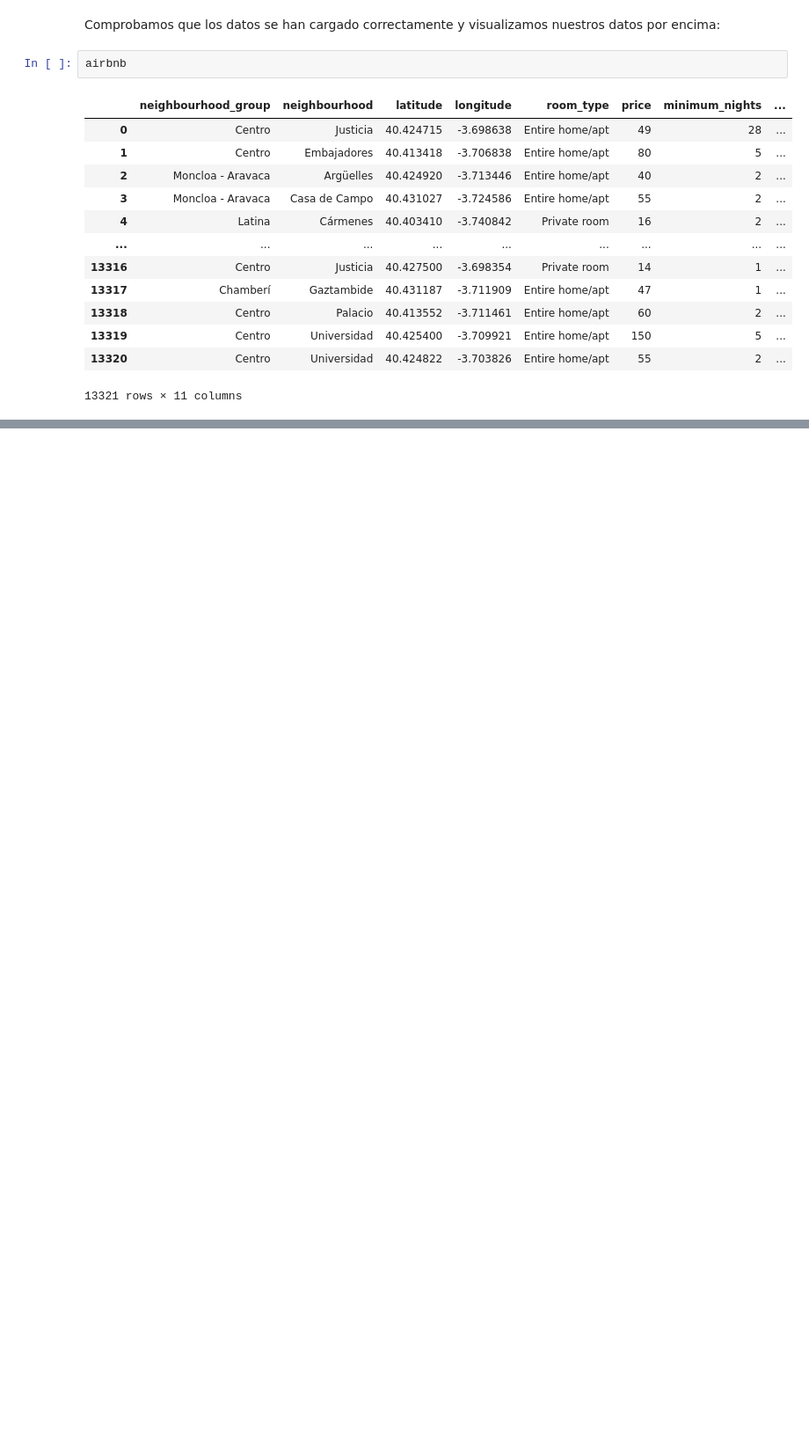
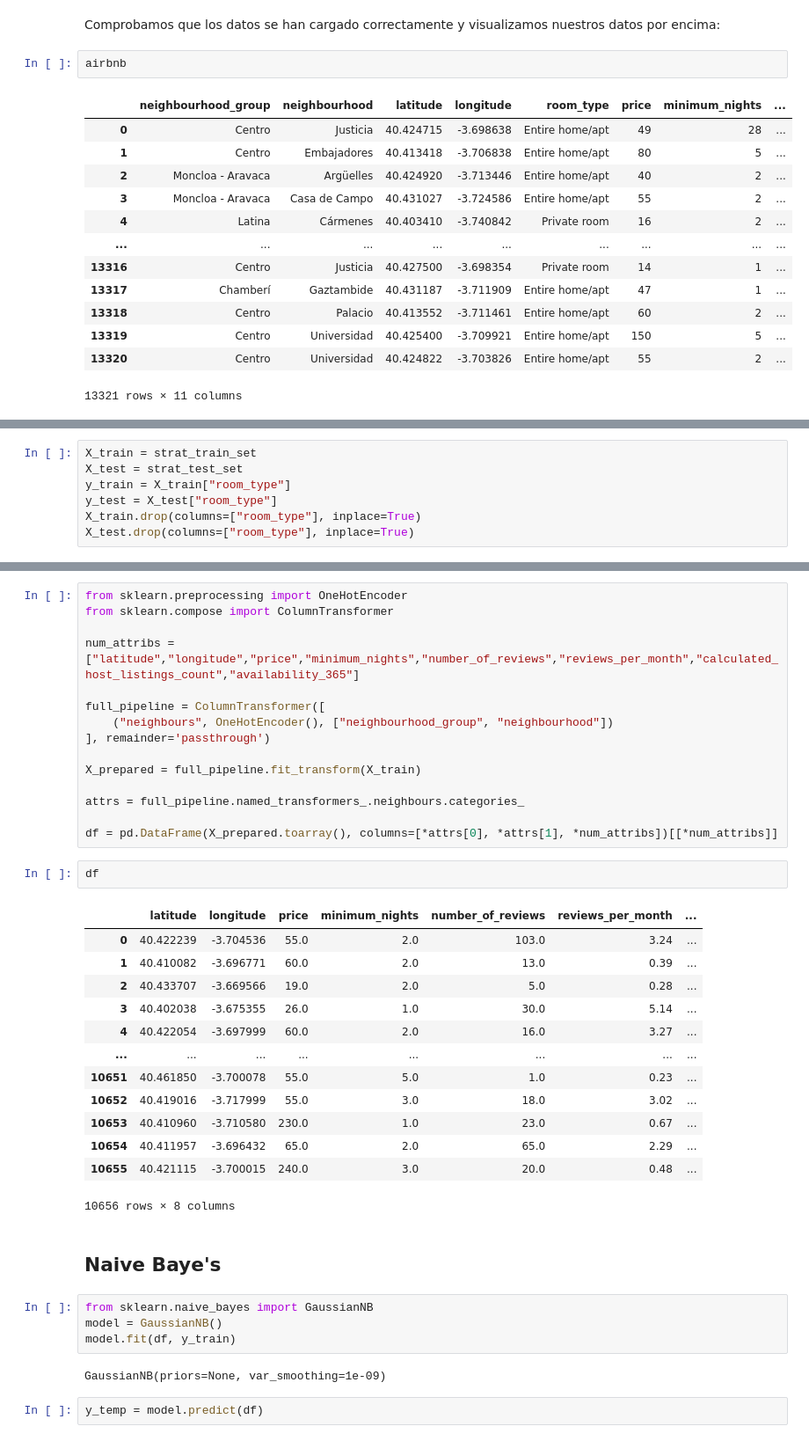
Before and after one commit to frapima/AAI, a Jupyter notebook: projects/module1/tp1/InsideAirBnB.ipynb, the cells around one changed output, grey strips where cells are left out. Shown at 88% size. Cells and saved outputs as stored; diff of their text form; blank space fills up the shorter version.

```diff
--- a/projects/module1/tp1/InsideAirBnB.ipynb
+++ b/projects/module1/tp1/InsideAirBnB.ipynb
@@ -67,0 +144,7 @@ airbnb
+# %%
+X_train = strat_train_set
+X_test = strat_test_set
+y_train = X_train["room_type"]
+y_test = X_test["room_type"]
+X_train.drop(columns=["room_type"], inplace=True)
+X_test.drop(columns=["room_type"], inplace=True)
@@ -67,0 +158,41 @@ airbnb
+# %%
+from sklearn.preprocessing import OneHotEncoder
+from sklearn.compose import ColumnTransformer
+
+num_attribs = ["latitude","longitude","price","minimum_nights","number_of_reviews","reviews_per_month","calculated_host_listings_count","availability_365"]
+
+full_pipeline = ColumnTransformer([
+    ("neighbours", OneHotEncoder(), ["neighbourhood_group", "neighbourhood"])
+], remainder='passthrough')
+
+X_prepared = full_pipeline.fit_transform(X_train)
+
+attrs = full_pipeline.named_transformers_.neighbours.categories_
+
+df = pd.DataFrame(X_prepared.toarray(), columns=[*attrs[0], *attrs[1], *num_attribs])[[*num_attribs]]
+# %%
+df
+# %% [output]
+|  | latitude | longitude | price | minimum_nights | number_of_reviews | reviews_per_month | ... |
+| 0 | 40.422239 | -3.704536 | 55.0 | 2.0 | 103.0 | 3.24 | ... |
+| 1 | 40.410082 | -3.696771 | 60.0 | 2.0 | 13.0 | 0.39 | ... |
+| 2 | 40.433707 | -3.669566 | 19.0 | 2.0 | 5.0 | 0.28 | ... |
+| 3 | 40.402038 | -3.675355 | 26.0 | 1.0 | 30.0 | 5.14 | ... |
+| 4 | 40.422054 | -3.697999 | 60.0 | 2.0 | 16.0 | 3.27 | ... |
+| ... | ... | ... | ... | ... | ... | ... | ... |
+| 10651 | 40.461850 | -3.700078 | 55.0 | 5.0 | 1.0 | 0.23 | ... |
+| 10652 | 40.419016 | -3.717999 | 55.0 | 3.0 | 18.0 | 3.02 | ... |
+| 10653 | 40.410960 | -3.710580 | 230.0 | 1.0 | 23.0 | 0.67 | ... |
+| 10654 | 40.411957 | -3.696432 | 65.0 | 2.0 | 65.0 | 2.29 | ... |
+| 10655 | 40.421115 | -3.700015 | 240.0 | 3.0 | 20.0 | 0.48 | ... |
+10656 rows × 8 columns
+# %% [markdown]
+## Naive Baye's
+# %%
+from sklearn.naive_bayes import GaussianNB
+model = GaussianNB()
+model.fit(df, y_train)
+# %% [output]
+GaussianNB(priors=None, var_smoothing=1e-09)
+# %%
+y_temp = model.predict(df)
```
Also changed, not shown: parts of 21 cells of this notebook, 4 other files.
